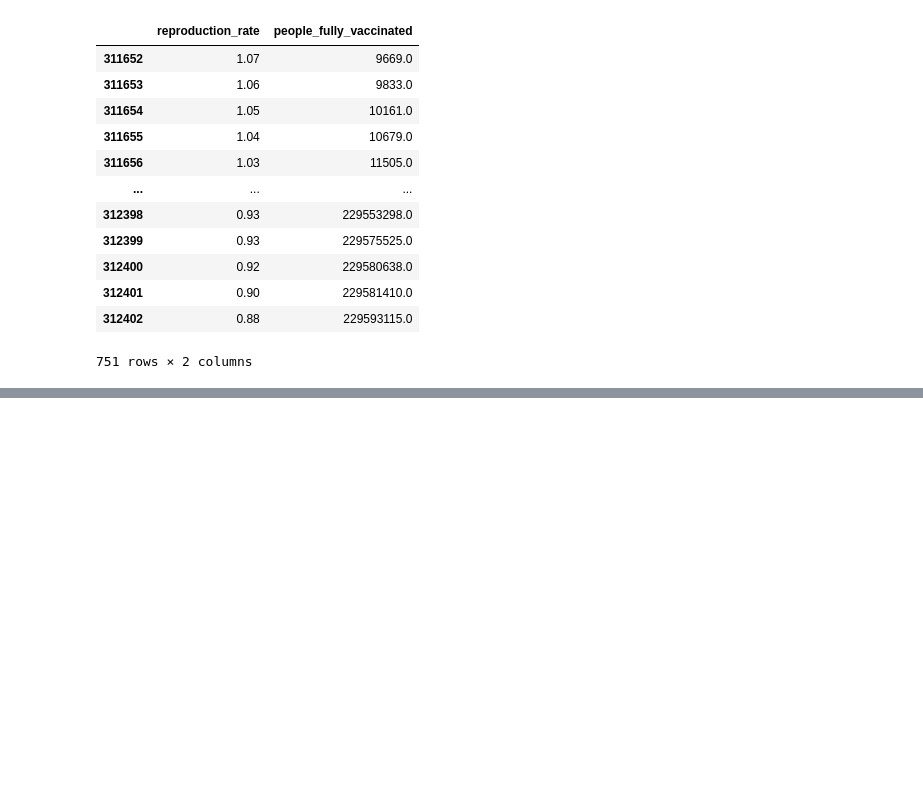
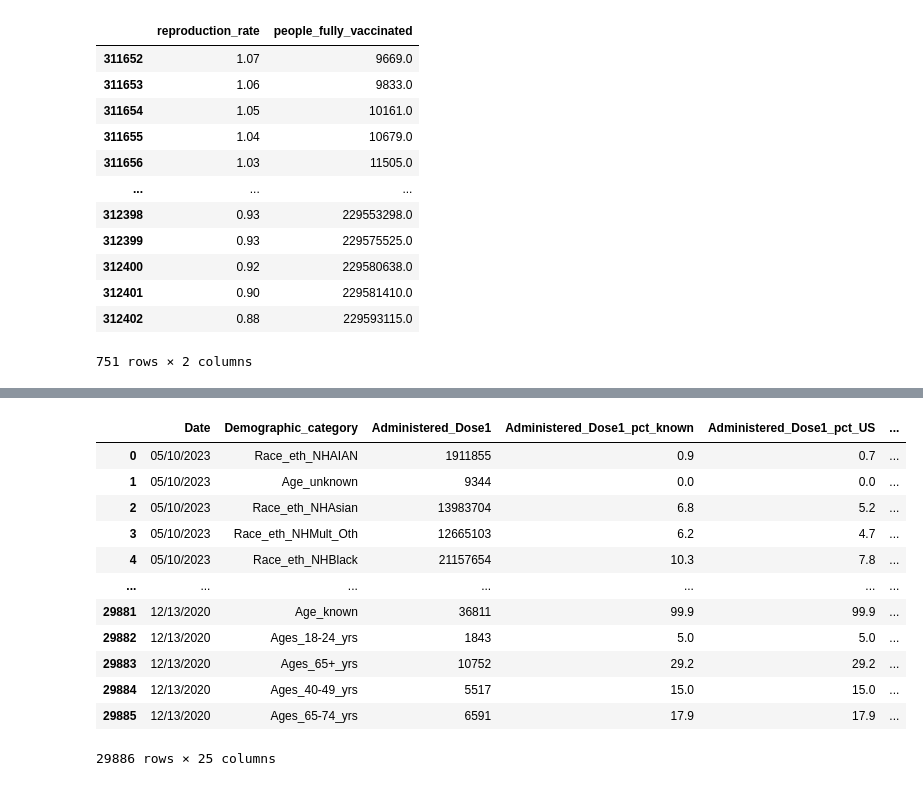
Before and after one commit to devin476/COVID-Birth-Rates, a Jupyter notebook: Vaccines/birth rate project.ipynb, the cells around one changed output, grey strips where cells are left out. Drawn from its saved outputs; the diff is of its cells as text; code cells hidden in the pictures; blank space fills up the shorter version.

```diff
--- a/Vaccines/birth rate project.ipynb
+++ b/Vaccines/birth rate project.ipynb
@@ -183,0 +185,16 @@ covidpreg.dropna().style
+# %%
+Vaccine_demo
+# %% [output]
+|  | Date | Demographic_category | Administered_Dose1 | Administered_Dose1_pct_known | Administered_Dose1_pct_US | ... |
+| 0 | 05/10/2023 | Race_eth_NHAIAN | 1911855 | 0.9 | 0.7 | ... |
+| 1 | 05/10/2023 | Age_unknown | 9344 | 0.0 | 0.0 | ... |
+| 2 | 05/10/2023 | Race_eth_NHAsian | 13983704 | 6.8 | 5.2 | ... |
+| 3 | 05/10/2023 | Race_eth_NHMult_Oth | 12665103 | 6.2 | 4.7 | ... |
+| 4 | 05/10/2023 | Race_eth_NHBlack | 21157654 | 10.3 | 7.8 | ... |
+| ... | ... | ... | ... | ... | ... | ... |
+| 29881 | 12/13/2020 | Age_known | 36811 | 99.9 | 99.9 | ... |
+| 29882 | 12/13/2020 | Ages_18-24_yrs | 1843 | 5.0 | 5.0 | ... |
+| 29883 | 12/13/2020 | Ages_65+_yrs | 10752 | 29.2 | 29.2 | ... |
+| 29884 | 12/13/2020 | Ages_40-49_yrs | 5517 | 15.0 | 15.0 | ... |
+| 29885 | 12/13/2020 | Ages_65-74_yrs | 6591 | 17.9 | 17.9 | ... |
+29886 rows × 25 columns
```
Also changed, not shown: parts of 26 cells of this notebook, 1 other file.
